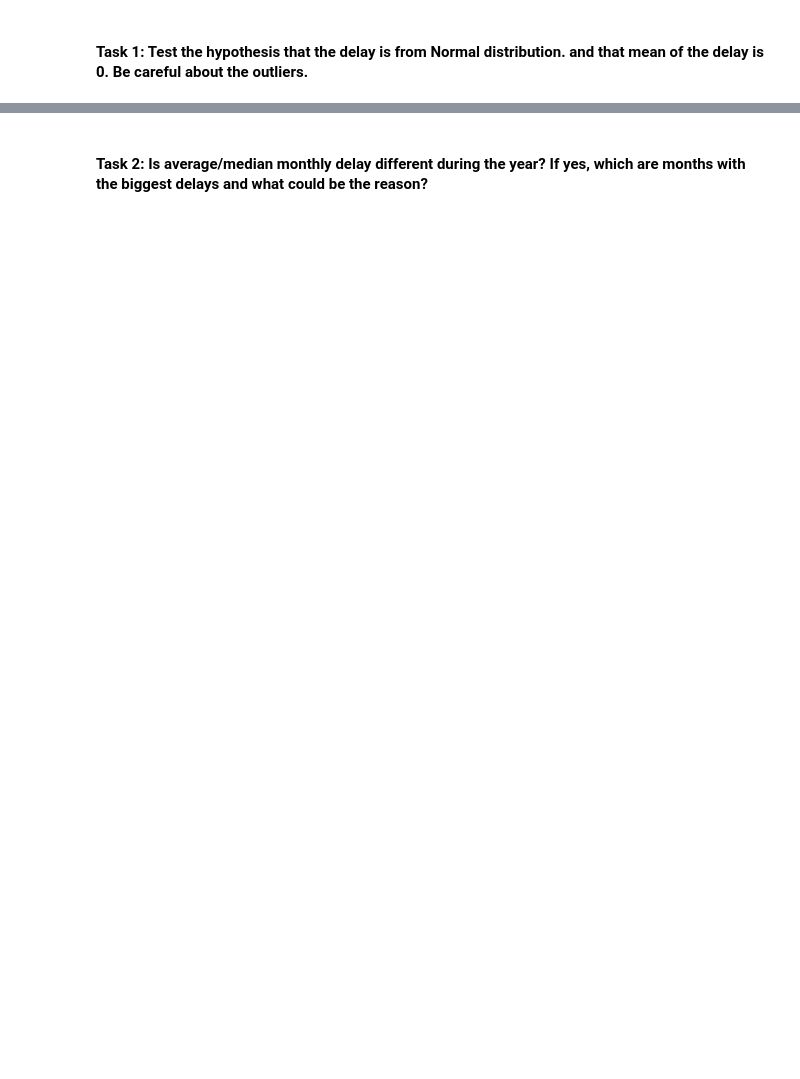
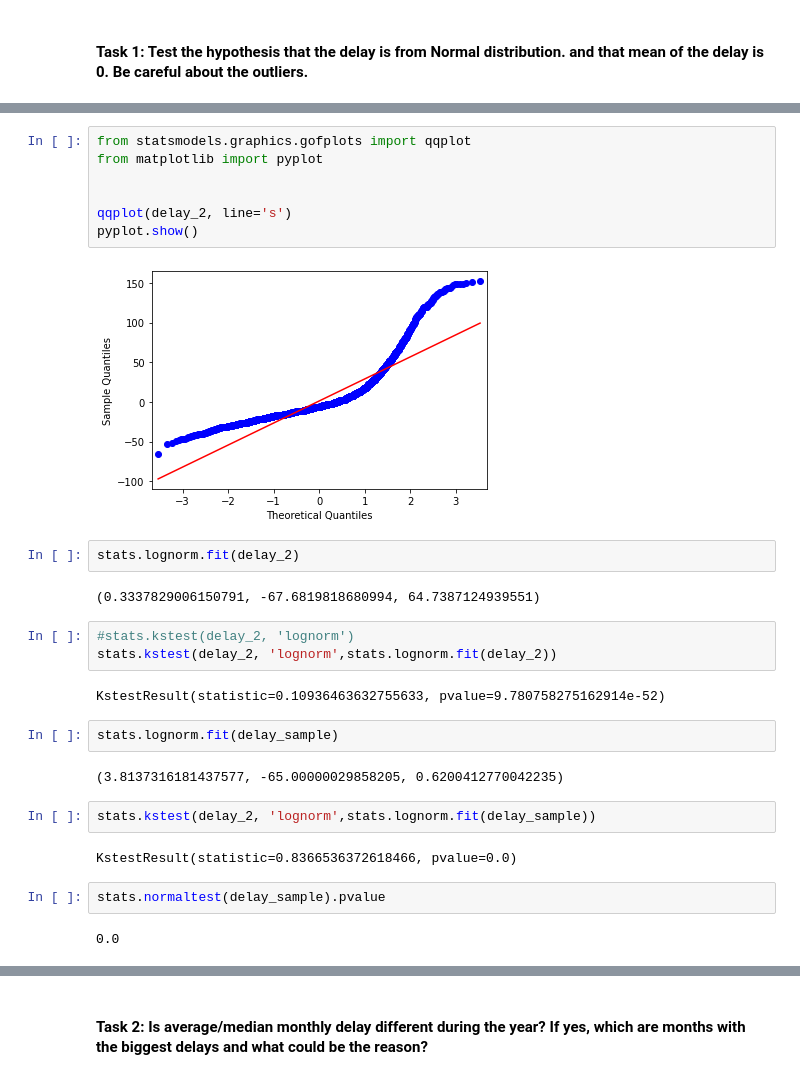
Before and after one commit to Noah2252/Lighthouse-Lab-Midterm-Project, a Jupyter notebook: exploratory_analysis.ipynb, the cells around one changed output, grey strips where cells are left out. Cells and saved outputs as stored; diff of their text form; blank space fills up the shorter version.

```diff
--- a/exploratory_analysis.ipynb
+++ b/exploratory_analysis.ipynb
@@ -118 +124,31 @@ plt.show()
+# %%
+from statsmodels.graphics.gofplots import qqplot
+from matplotlib import pyplot
+
+
+qqplot(delay_2, line='s')
+pyplot.show()
+# %% [output]
+[figure, added]
+# %%
+stats.lognorm.fit(delay_2)
+# %% [output]
+(0.3337829006150791, -67.6819818680994, 64.7387124939551)
+# %%
+#stats.kstest(delay_2, 'lognorm')
+stats.kstest(delay_2, 'lognorm',stats.lognorm.fit(delay_2))
+# %% [output]
+KstestResult(statistic=0.10936463632755633, pvalue=9.780758275162914e-52)
+# %%
+stats.lognorm.fit(delay_sample)
+# %% [output]
+(3.8137316181437577, -65.00000029858205, 0.6200412770042235)
+# %%
+stats.kstest(delay_2, 'lognorm',stats.lognorm.fit(delay_sample))
+# %% [output]
+KstestResult(statistic=0.8366536372618466, pvalue=0.0)
+# %%
+stats.normaltest(delay_sample).pvalue
+# %% [output]
+0.0
 # %%
```
Also changed, not shown: parts of 114 cells of this notebook.
